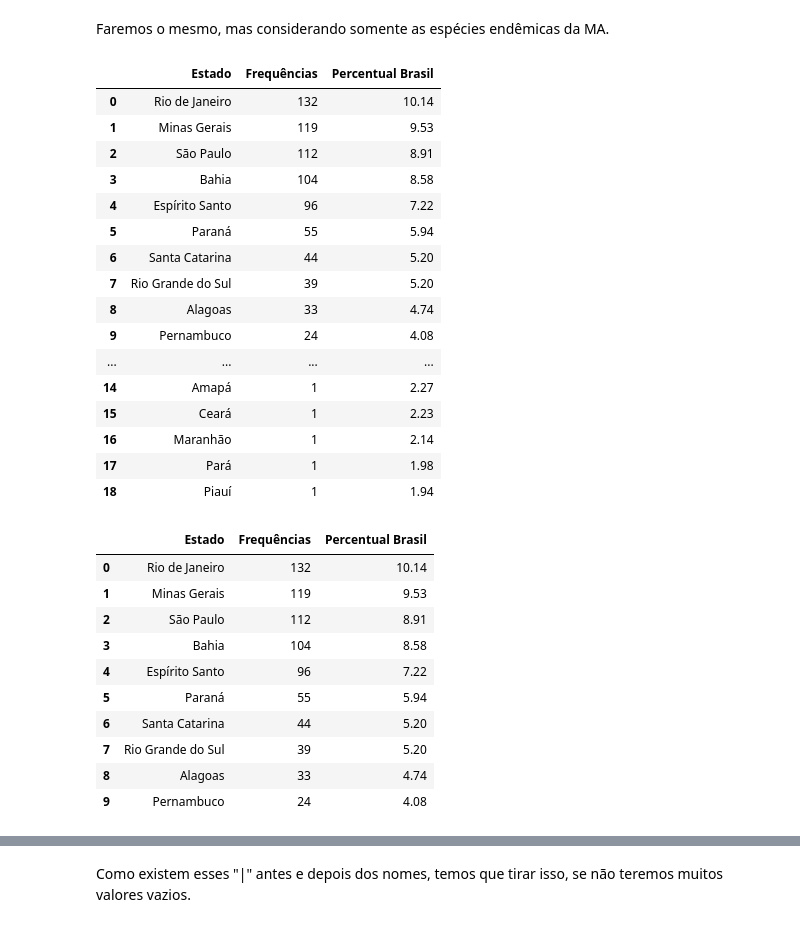
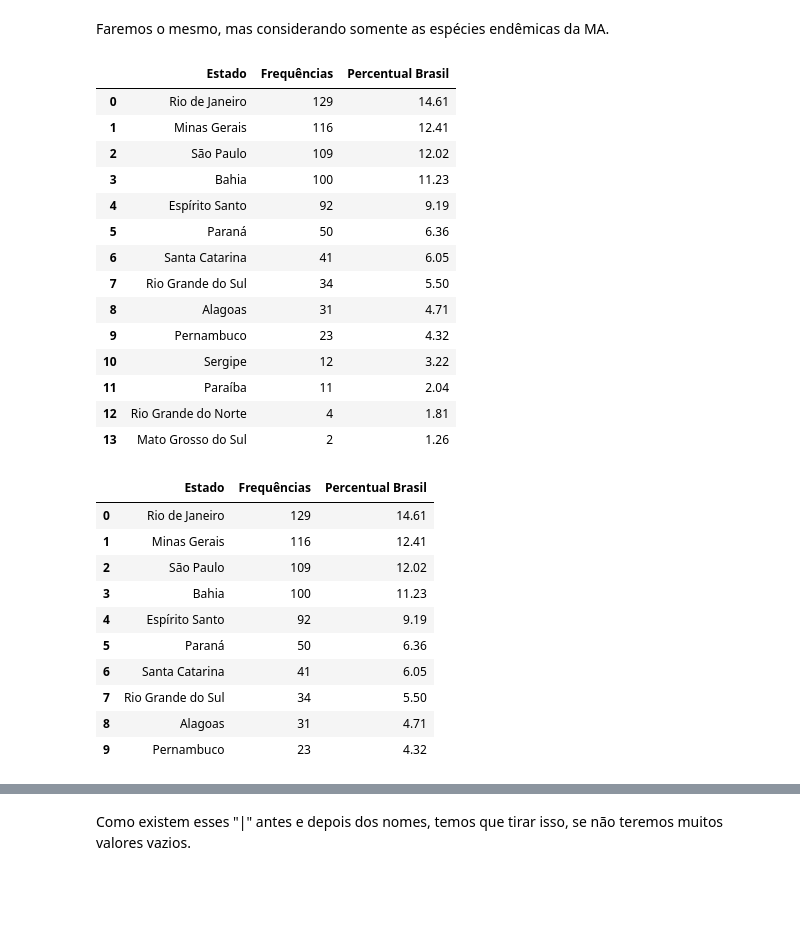
Before and after one commit to Carrascofs/analise-biodiversidade-mata-atlantica, a Jupyter notebook: notebooks/01_limpeza_e_exploracao.ipynb, the cells around one changed output, grey strips where cells are left out. Saved outputs shown, nothing was run; the diff lists cells and outputs as text; code cells hidden in the pictures; blank space fills up the shorter version.

```diff
--- a/notebooks/01_limpeza_e_exploracao.ipynb
+++ b/notebooks/01_limpeza_e_exploracao.ipynb
@@ -489,8 +511,8 @@ Agora vamos avaliar como estão distribuidas as categorias de risco entre as esp
 # %%
 # valores absolutos de cada categoria entre espécies endêmicas e não endêmicas
 categorias_principais = ['Criticamente em Perigo', 'Em Perigo', 'Vulnerável', 'Quase Ameaçada']
-df_endem_filtr = df_endem[df_endem['Categoria'].isin(categorias_principais)]
-cross_tab_filtr = pd.crosstab(df_endem_filtr['Endemica_Brasil'], df_endem_filtr['Categoria'])
+df_endem_ameaçadas = df_endem[df_endem['Categoria'].isin(categorias_principais)]
+cross_tab_filtr = pd.crosstab(df_endem_ameaçadas['Endemica_Brasil'], df_endem_ameaçadas['Categoria'])
 
 # adicionando colunas de soma e total de espécies para ter uma visão mais completa
 cross_tab_filtr ["Soma"] = cross_tab_filtr.iloc[:,:].sum(axis=1)
@@ -540,9 +564,9 @@ plt.show()
 # %% [output]
 [figure]
 # %%
-df_MA_endem_filtr = df_endem_filtr[df_endem_filtr['Bioma']=='Mata Atlântica']
+df_endem_ameaçadas_MA = df_endem_ameaçadas[df_endem_ameaçadas['Bioma']=='Mata Atlântica']
 
-cross_tab_filtr2 = pd.crosstab(df_MA_endem_filtr['Endemica_Brasil'], df_MA_endem_filtr['Categoria'])
+cross_tab_filtr2 = pd.crosstab(df_endem_ameaçadas_MA['Endemica_Brasil'], df_endem_ameaçadas_MA['Categoria'])
 
 cross_tab_filtr2 ["Soma"] = cross_tab_filtr2.iloc[:,:].sum(axis=1)
 cross_tab_filtr2 ["Total de espécies"] = df_endemismo_MA['Frequencia']
@@ -607,6 +634,9 @@ E quando avaliamos por categoria de ameaça, vemos que esse grupo tem um percent
 Aqui, vamos descobrir de forma genérica quais os lugares com mais espécies ameaçadas. Vamos utilizar a planilha já filtrada somente com as espécies dos grupos mais vulneráveis.
 
 Começamos utilizando os estados.
+# %%
+# Criamos um novo subconjunto somente com espécies endêmicas ameaçadas
+df_endem_br = df_endem_ameaçadas[df_endem_ameaçadas['Endemica_Brasil'] == 'Sim']
 # %%
 # Separamos as freqências de espécies por estados e geramos uma planilha nova.
 # A nova planilha estará organizada em ordem decrescente dos valores de frequência.
@@ -633,7 +663,7 @@ estados_filtr
  Como há registros que contemplam mais de um estado, vamos explodir os mesmos e ter mais de uma linha para cada estado que a espécie ocorre. Assim, temos uma análise mais representativa da presença das espécies em cada estado.
 # %%
 #criamos uma copia da planilha de espécies endemicas e filtradas para explodir os estados
-estados_explod  = df_endem_filtr['Estado'].copy().to_frame()
+estados_explod  = df_endem_br['Estado'].copy().to_frame()
 
 #filtramos os valores nulos e vazios antes de processar
 estados_explod = estados_explod[estados_explod['Estado'].notna()]  # Remove NaN
@@ -750,57 +783,57 @@ Text(0, 0.5, 'Estado')
 # %% [markdown]
 Faremos o mesmo, mas considerando somente as espécies endêmicas da MA.
 # %%
-estados_explod_MA  = df_MA_endem_filtr['Estado'].copy().to_frame()
+df_endem_MA = df_endem_ameaçadas_MA[df_endem_ameaçadas_MA['Endemica_Brasil'] == 'Sim']
+
+estados_explod_MA  = df_endem_MA['Estado'].copy().to_frame()
 
 
 estados_explod_MA = estados_explod_MA[estados_explod_MA['Estado'].notna()]  # Remove NaN
 estados_explod_MA = estados_explod_MA[estados_explod_MA['Estado'] != '']    # Remove vazios
 
 
 estados_explod_MA['Estado'] = estados_explod_MA['Estado'].str.split(',')
 estados_explod_MA = estados_explod_MA.explode('Estado')
 estados_explod_MA['Estado'] = estados_explod_MA['Estado'].str.strip()
 
 
 estados_filtr_MA_2  = estados_explod_MA['Estado'].value_counts().to_frame("Frequências")
 estados_filtr_MA_2 ['Estado'] = estados_filtr_MA_2.index
 estados_filtr_MA_2 = estados_filtr_MA_2.reset_index(drop=True)
 estados_filtr_MA_2 = estados_filtr_MA_2[['Estado', 'Frequências']]
 estados_filtr_MA_2["Percentual Brasil"] = ((estados_filtr_2["Frequências"] / estados_filtr_2["Frequências"].sum()) * 100).round(2)
 estados_filtr_MA_2
 # %% [output]
 |  | Estado | Frequências | Percentual Brasil |
-| 0 | Rio de Janeiro | 132 | 10.14 |
-| 1 | Minas Gerais | 119 | 9.53 |
-| 2 | São Paulo | 112 | 8.91 |
-| 3 | Bahia | 104 | 8.58 |
-| 4 | Espírito Santo | 96 | 7.22 |
-| 5 | Paraná | 55 | 5.94 |
-| 6 | Santa Catarina | 44 | 5.20 |
-| 7 | Rio Grande do Sul | 39 | 5.20 |
-| 8 | Alagoas | 33 | 4.74 |
-| 9 | Pernambuco | 24 | 4.08 |
-| ... | ... | ... | ... |
-| 14 | Amapá | 1 | 2.27 |
-| 15 | Ceará | 1 | 2.23 |
-| 16 | Maranhão | 1 | 2.14 |
-| 17 | Pará | 1 | 1.98 |
-| 18 | Piauí | 1 | 1.94 |
+| 0 | Rio de Janeiro | 129 | 14.61 |
+| 1 | Minas Gerais | 116 | 12.41 |
+| 2 | São Paulo | 109 | 12.02 |
+| 3 | Bahia | 100 | 11.23 |
+| 4 | Espírito Santo | 92 | 9.19 |
+| 5 | Paraná | 50 | 6.36 |
+| 6 | Santa Catarina | 41 | 6.05 |
+| 7 | Rio Grande do Sul | 34 | 5.50 |
+| 8 | Alagoas | 31 | 4.71 |
+| 9 | Pernambuco | 23 | 4.32 |
+| 10 | Sergipe | 12 | 3.22 |
+| 11 | Paraíba | 11 | 2.04 |
+| 12 | Rio Grande do Norte | 4 | 1.81 |
+| 13 | Mato Grosso do Sul | 2 | 1.26 |
 # %%
 estados_filtr_top_MA = estados_filtr_MA_2.head(10)
 estados_filtr_top_MA
 # %% [output]
 |  | Estado | Frequências | Percentual Brasil |
-| 0 | Rio de Janeiro | 132 | 10.14 |
-| 1 | Minas Gerais | 119 | 9.53 |
-| 2 | São Paulo | 112 | 8.91 |
-| 3 | Bahia | 104 | 8.58 |
-| 4 | Espírito Santo | 96 | 7.22 |
-| 5 | Paraná | 55 | 5.94 |
-| 6 | Santa Catarina | 44 | 5.20 |
-| 7 | Rio Grande do Sul | 39 | 5.20 |
-| 8 | Alagoas | 33 | 4.74 |
-| 9 | Pernambuco | 24 | 4.08 |
+| 0 | Rio de Janeiro | 129 | 14.61 |
+| 1 | Minas Gerais | 116 | 12.41 |
+| 2 | São Paulo | 109 | 12.02 |
+| 3 | Bahia | 100 | 11.23 |
+| 4 | Espírito Santo | 92 | 9.19 |
+| 5 | Paraná | 50 | 6.36 |
+| 6 | Santa Catarina | 41 | 6.05 |
+| 7 | Rio Grande do Sul | 34 | 5.50 |
+| 8 | Alagoas | 31 | 4.71 |
+| 9 | Pernambuco | 23 | 4.32 |
 # %%
 estado_valores_totais_MA = pd.DataFrame({
     'Estado': ['Total Top 10'],
```
Also changed, not shown: parts of 52 cells of this notebook, 20 other files.
